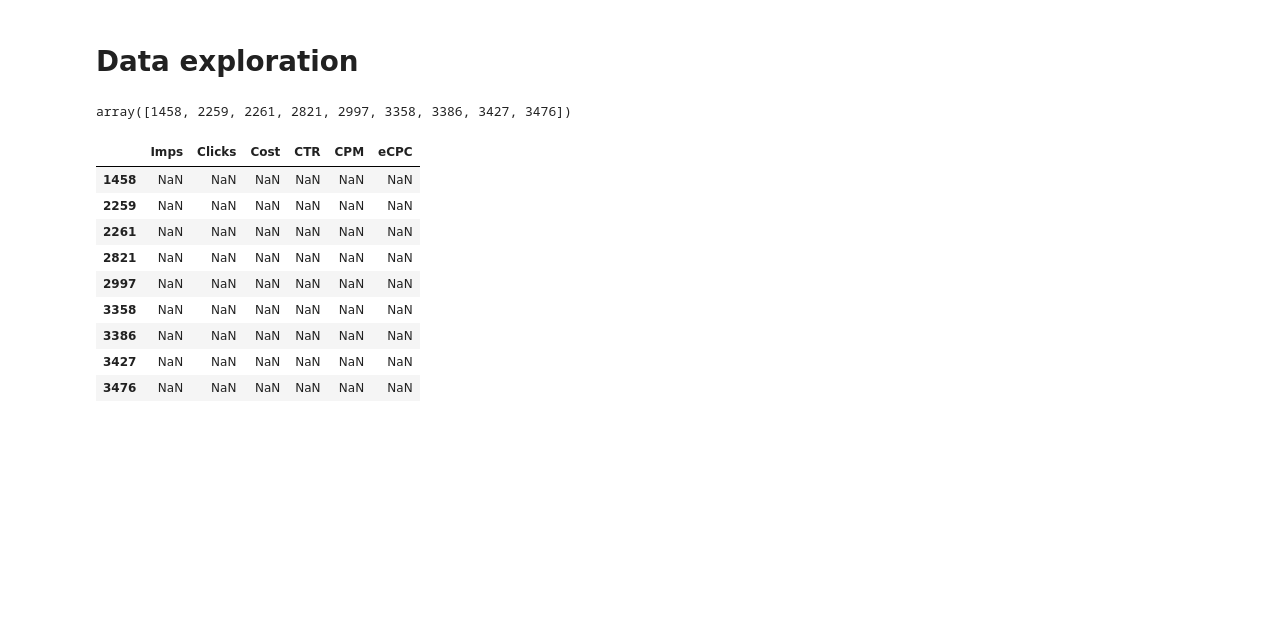
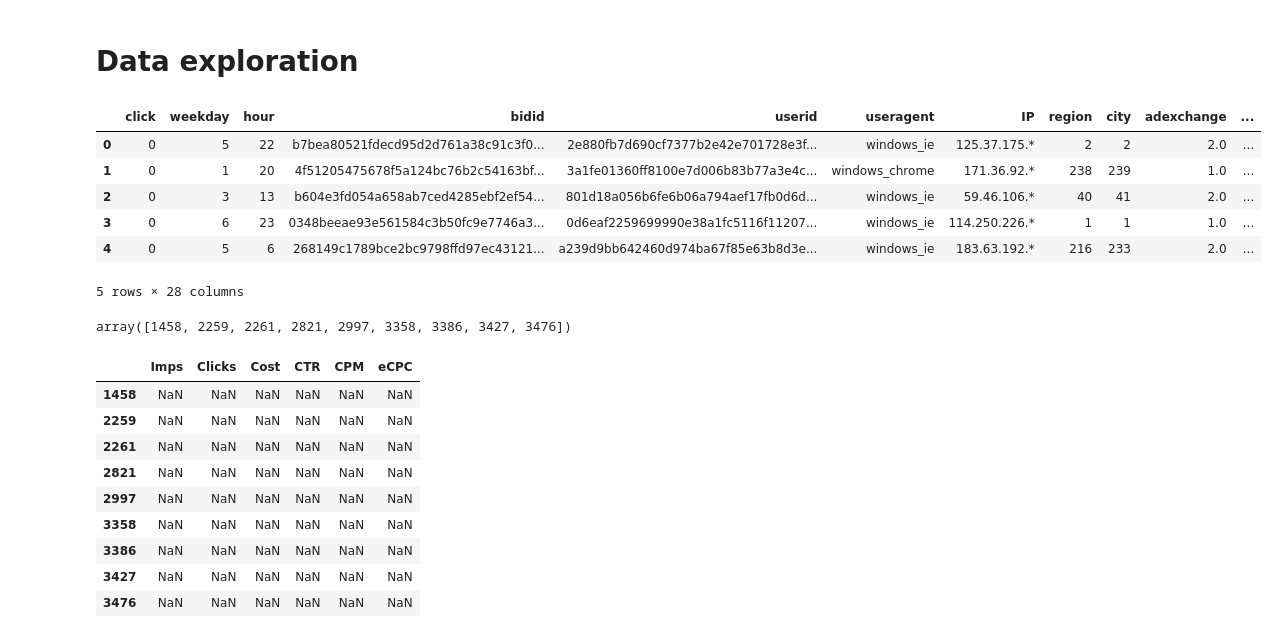
Before and after one commit to xiao-chi/MAAI_Group_Project, a Jupyter notebook: Multi-AI_Data_Exploration_Final.ipynb, the cells around one changed output. Saved outputs shown, nothing was run; the diff lists cells and outputs as text; code cells hidden in the pictures; blank space fills up the shorter version.

```diff
--- a/Multi-AI_Data_Exploration_Final.ipynb
+++ b/Multi-AI_Data_Exploration_Final.ipynb
@@ -12,6 +12,16 @@ import matplotlib.pyplot as plt
 train = pd.read_csv('train.csv')
 valid = pd.read_csv('validation.csv')
 test = pd.read_csv('test.csv')
+# %%
+train.head()
+# %% [output]
+|  | click | weekday | hour | bidid | userid | useragent | IP | region | city | adexchange | ... |
+| 0 | 0 | 5 | 22 | b7bea80521fdecd95d2d761a38c91c3f0... | 2e880fb7d690cf7377b2e42e701728e3f... | windows_ie | 125.37.175.* | 2 | 2 | 2.0 | ... |
+| 1 | 0 | 1 | 20 | 4f51205475678f5a124bc76b2c54163bf... | 3a1fe01360ff8100e7d006b83b77a3e4c... | windows_chrome | 171.36.92.* | 238 | 239 | 1.0 | ... |
+| 2 | 0 | 3 | 13 | b604e3fd054a658ab7ced4285ebf2ef54... | 801d18a056b6fe6b06a794aef17fb0d6d... | windows_ie | 59.46.106.* | 40 | 41 | 2.0 | ... |
+| 3 | 0 | 6 | 23 | 0348beeae93e561584c3b50fc9e7746a3... | 0d6eaf2259699990e38a1fc5116f11207... | windows_ie | 114.250.226.* | 1 | 1 | 1.0 | ... |
+| 4 | 0 | 5 | 6 | 268149c1789bce2bc9798ffd97ec43121... | a239d9bb642460d974ba67f85e63b8d3e... | windows_ie | 183.63.192.* | 216 | 233 | 2.0 | ... |
+5 rows × 28 columns
 # %%
 train['os'] = train['useragent'].str.split('_').str[0]
 train['browser'] = train['useragent'].str.split('_').str[1]
```
Also changed, not shown: parts of 3 cells of this notebook, 2 other files.
